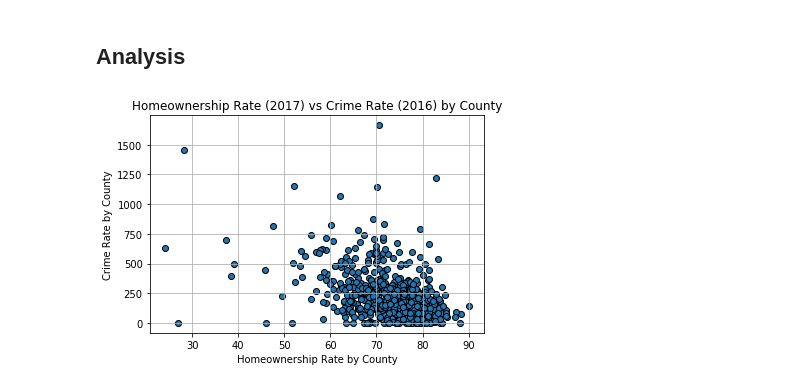
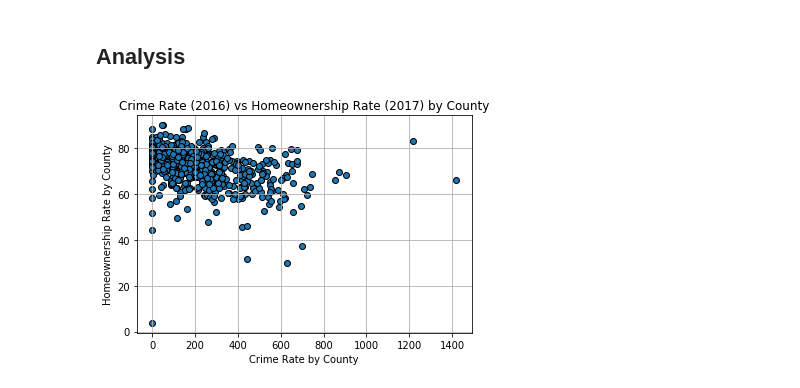
Before and after one commit to natashacrosby/Project_1, a Jupyter notebook: crime_analysis.ipynb, the cells around one changed output. Cells and saved outputs as stored; diff of their text form; code cells hidden in the pictures.

```diff
--- a/crime_analysis.ipynb
+++ b/crime_analysis.ipynb
@@ -60,14 +61,14 @@ len(crime_analysis)
 # %% [markdown]
 ## Analysis
 # %%
-plt.scatter(crime_analysis["HOR"], crime_analysis["crime_rate_per_100,000"], marker="o", edgecolor='black')
-plt.title("Homeownership Rate (2017) vs Crime Rate (2016) by County")
-plt.xlabel("Homeownership Rate by County")
-plt.ylabel("Crime Rate by County")
+plt.scatter(crime_analysis["crime_rate_per_100,000"], crime_analysis["HOR"], marker="o", edgecolor='black')
+plt.title("Crime Rate (2016) vs Homeownership Rate (2017) by County")
+plt.ylabel("Homeownership Rate by County")
+plt.xlabel("Crime Rate by County")
 plt.grid(True)
 plt.savefig('Pictures/Crime_rate_scatter.png')
 # %% [output]
-[figure, old version]
+[figure, new version]
 # %%
 x = crime_analysis["crime_rate_per_100,000"]
 y = crime_analysis["HOR"]
```
Also changed, not shown: parts of 7 cells of this notebook, 5 other files.
